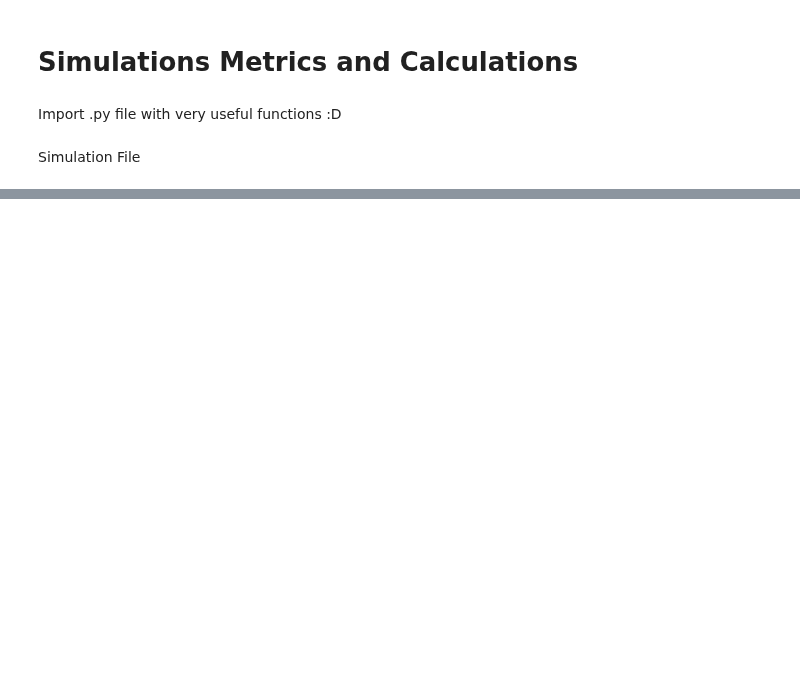
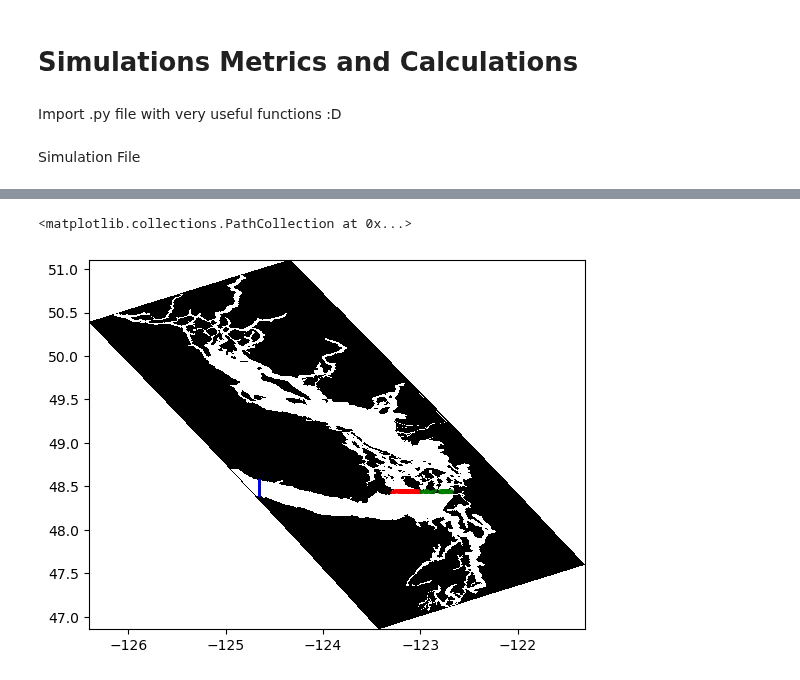
Before and after one commit to SalishSeaCast/analysis-vicente, a Jupyter notebook: Ocean_Parcels/PBDE_simulations/Metrics_Calculations.ipynb, the cells around one changed output, grey strips where cells are left out. Drawn from its saved outputs; the diff is of its cells as text; code cells hidden in the pictures; blank space fills up the shorter version.

```diff
--- a/Ocean_Parcels/PBDE_simulations/Metrics_Calculations.ipynb
+++ b/Ocean_Parcels/PBDE_simulations/Metrics_Calculations.ipynb
@@ -21,0 +30,22 @@ Calculations_Functions.metrics_table(filename, title = 'Year Simulation')
+# %%
+datitos = xr.open_dataset(filename1)
+# %%
+out_jdf = datitos.where((datitos.lat < 48.7) & (datitos.lon < -124.66))
+# %%
+haro = datitos.where((datitos.lat <= 48.46) & (datitos.lat >= 48.43) & (datitos.lon >= -123.4) & (datitos.lon <= -123))
+# %%
+m_region = datitos.where((datitos.lat < 48.46) & (datitos.lat > 48.43) & (datitos.lon > -123))
+# %%
+from matplotlib.colors import ListedColormap
+colors = [(0, 0, 0, 1),  # Black for land (1)
+          (0, 0, 0, 0)]  # Transparent for water (0)
+cmap = ListedColormap(colors)
+mask = xr.open_dataset('/ocean/vvalenzuela/MOAD/grid2/mesh_mask202108_TDV.nc')
+plt.rcParams.update({'font.size': 10})
+plt.pcolormesh(mask['nav_lon'], mask['nav_lat'], mask['tmask'][0][0], cmap = cmap)
+plt.scatter(out_jdf.lon, out_jdf.lat, c = 'b', s = 1, alpha = .05)
+plt.scatter(haro.lon, haro.lat, c = 'r', s = 1, alpha = .05)
+plt.scatter(m_region.lon, m_region.lat, c = 'g', s = 1, alpha = .05)
+# %% [output]
+<matplotlib.collections.PathCollection at 0x...>
+[figure, added]
```
Also changed, not shown: parts of 12 cells of this notebook, 1 other file.
